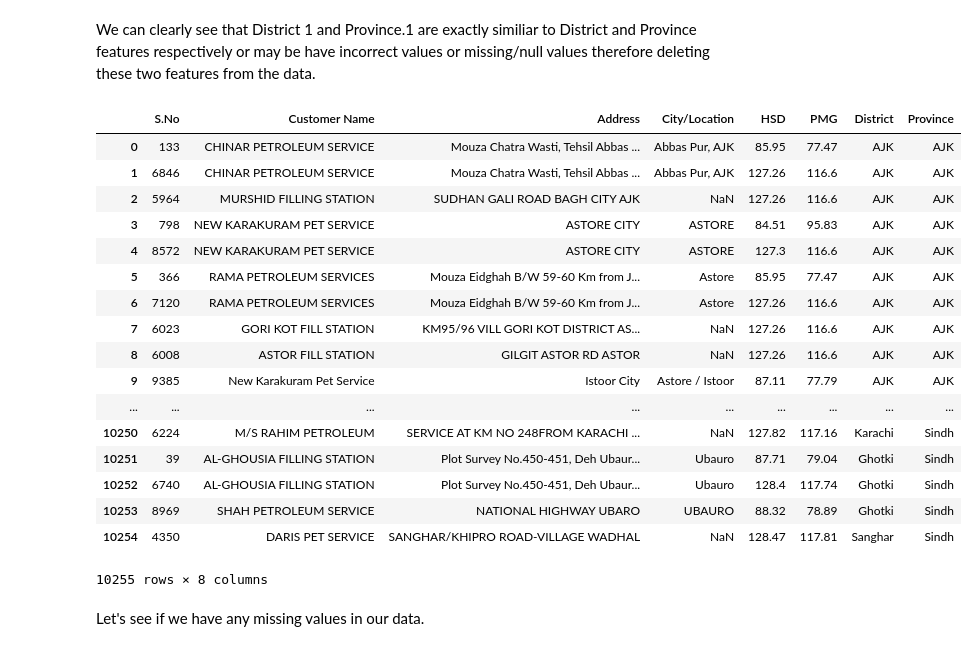
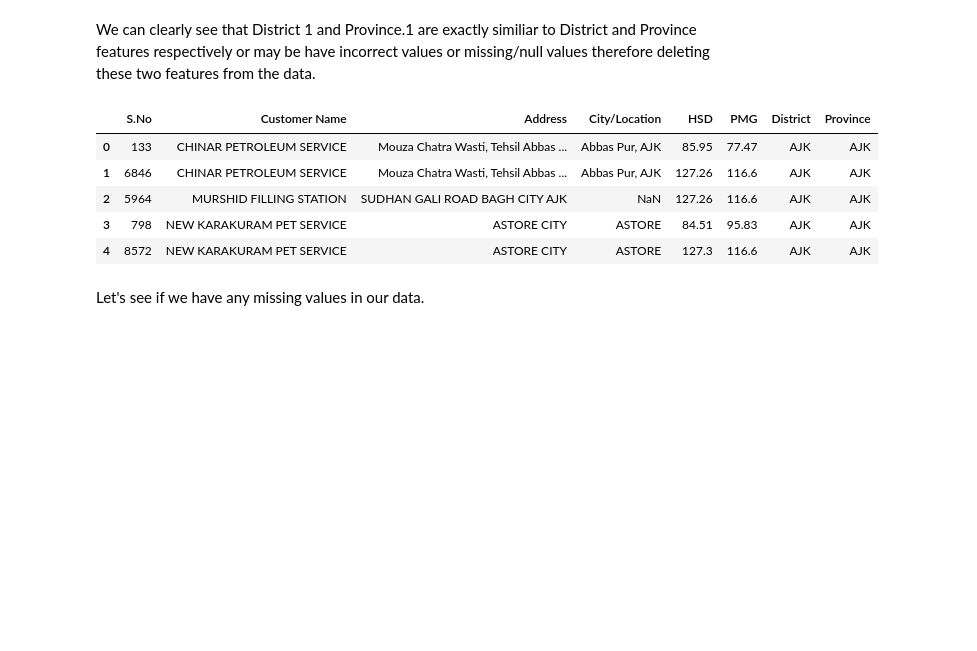
Before and after one commit to AyeshaIkhlas/PetrolStationVisualization, a Jupyter notebook: PetrolStations _in_Pakistan.ipynb, the cells around one changed output. Saved outputs shown, nothing was run; the diff lists cells and outputs as text; code cells hidden in the pictures; blank space fills up the shorter version.

```diff
--- a/PetrolStations _in_Pakistan.ipynb
+++ b/PetrolStations _in_Pakistan.ipynb
@@ -85,26 +73,14 @@ We can clearly see that District 1 and Province.1 are exactly similiar to Distri
 # %%
 data.drop(columns=['District 1','Province.1'],axis=1,inplace=True)
 # %%
-data
+data.head()
 # %% [output]
 |  | S.No | Customer Name | Address | City/Location | HSD | PMG | District | Province |
 | 0 | 133 | CHINAR PETROLEUM SERVICE | Mouza Chatra Wasti, Tehsil Abbas ... | Abbas Pur, AJK | 85.95 | 77.47 | AJK | AJK |
 | 1 | 6846 | CHINAR PETROLEUM SERVICE | Mouza Chatra Wasti, Tehsil Abbas ... | Abbas Pur, AJK | 127.26 | 116.6 | AJK | AJK |
 | 2 | 5964 | MURSHID FILLING STATION | SUDHAN GALI ROAD BAGH CITY AJK | NaN | 127.26 | 116.6 | AJK | AJK |
 | 3 | 798 | NEW KARAKURAM PET SERVICE | ASTORE CITY | ASTORE | 84.51 | 95.83 | AJK | AJK |
 | 4 | 8572 | NEW KARAKURAM PET SERVICE | ASTORE CITY | ASTORE | 127.3 | 116.6 | AJK | AJK |
-| 5 | 366 | RAMA PETROLEUM SERVICES | Mouza Eidghah B/W 59-60 Km from J... | Astore | 85.95 | 77.47 | AJK | AJK |
-| 6 | 7120 | RAMA PETROLEUM SERVICES | Mouza Eidghah B/W 59-60 Km from J... | Astore | 127.26 | 116.6 | AJK | AJK |
-| 7 | 6023 | GORI KOT FILL STATION | KM95/96 VILL GORI KOT DISTRICT AS... | NaN | 127.26 | 116.6 | AJK | AJK |
-| 8 | 6008 | ASTOR FILL STATION | GILGIT ASTOR RD ASTOR | NaN | 127.26 | 116.6 | AJK | AJK |
-| 9 | 9385 | New Karakuram Pet Service | Istoor City | Astore / Istoor | 87.11 | 77.79 | AJK | AJK |
-| ... | ... | ... | ... | ... | ... | ... | ... | ... |
-| 10250 | 6224 | M/S RAHIM PETROLEUM | SERVICE AT KM NO 248FROM KARACHI ... | NaN | 127.82 | 117.16 | Karachi | Sindh |
-| 10251 | 39 | AL-GHOUSIA FILLING STATION | Plot Survey No.450-451, Deh Ubaur... | Ubauro | 87.71 | 79.04 | Ghotki | Sindh |
-| 10252 | 6740 | AL-GHOUSIA FILLING STATION | Plot Survey No.450-451, Deh Ubaur... | Ubauro | 128.4 | 117.74 | Ghotki | Sindh |
-| 10253 | 8969 | SHAH PETROLEUM SERVICE | NATIONAL HIGHWAY UBARO | UBAURO | 88.32 | 78.89 | Ghotki | Sindh |
-| 10254 | 4350 | DARIS PET SERVICE | SANGHAR/KHIPRO ROAD-VILLAGE WADHAL | NaN | 128.47 | 117.81 | Sanghar | Sindh |
-10255 rows × 8 columns
 # %% [markdown]
 Let's see if we have any missing values in our data.
 # %%
```
Also changed, not shown: parts of 5 cells of this notebook.
